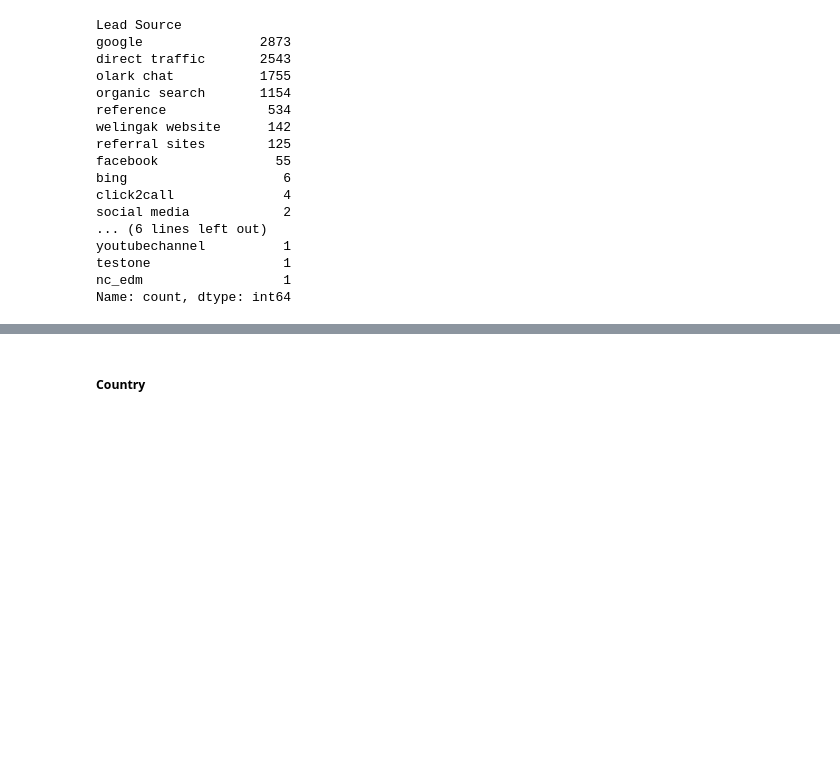
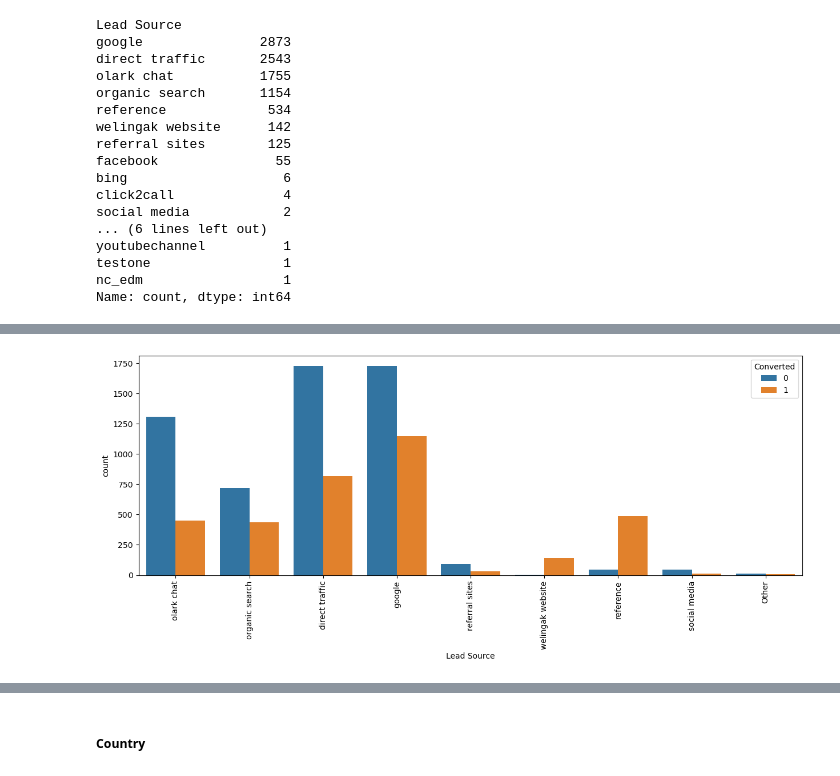
Before and after one commit to yuledez/Project_4_lead_scoring, a Jupyter notebook: lead_scoring_project4_YL.ipynb, the cells around one changed output, grey strips where cells are left out. Saved outputs shown, nothing was run; the diff lists cells and outputs as text; code cells hidden in the pictures; blank space fills up the shorter version.

```diff
--- a/lead_scoring_project4_YL.ipynb
+++ b/lead_scoring_project4_YL.ipynb
@@ -345,7 +395,6 @@ Name: count, dtype: int64
 df_leads['Lead Source'] = df_leads['Lead Source'].str.lower()
 
 # Replace variations with consistent names
-df_leads['Lead Source'] = df_leads['Lead Source'].replace({'google': 'google', 'bing': 'bing'})
 df_leads['Lead Source'] = df_leads['Lead Source'].replace({'facebook': 'social media'})
 df_leads['Lead Source'] = df_leads['Lead Source'].replace({'youtube': 'social media'})
 
@@ -404 +446,10 @@ Other                 20
 Name: count, dtype: int64
+# %%
+#visualizing the spread of the variable
+
+fig, axs = plt.subplots(figsize = (15,5))
+sns.countplot(x = 'Lead Source', hue = 'Converted', data = df_leads)
+xticks(rotation = 90)
+plt.show()
+# %% [output]
+[figure, added]
```
Also changed, not shown: parts of 93 cells of this notebook.
